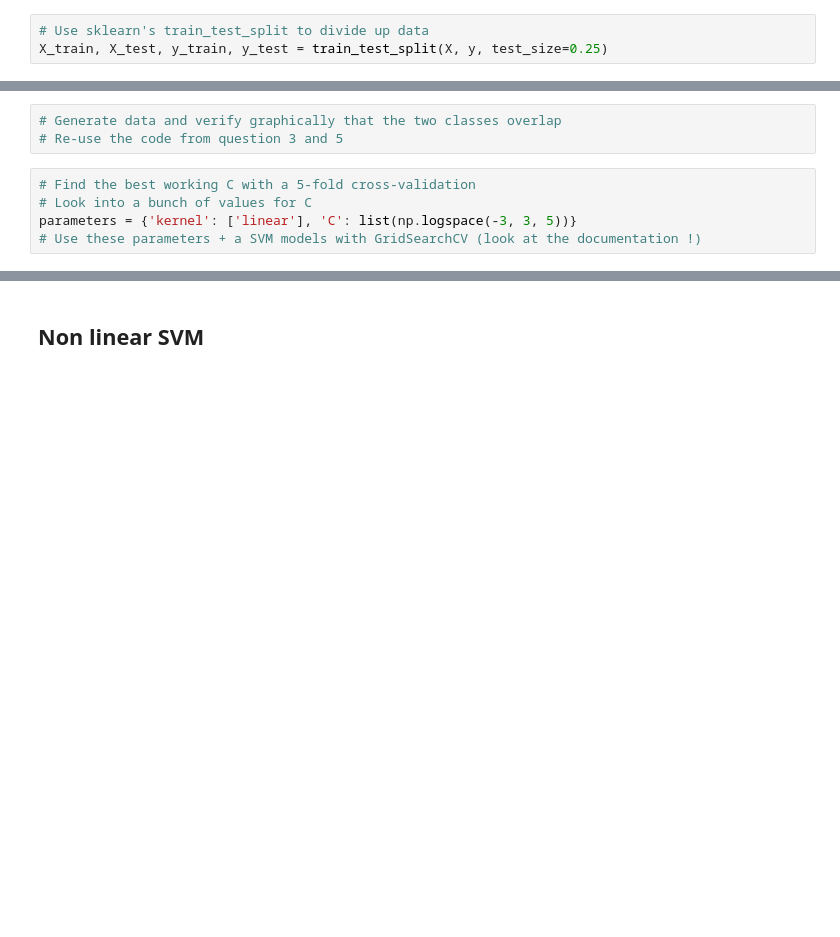
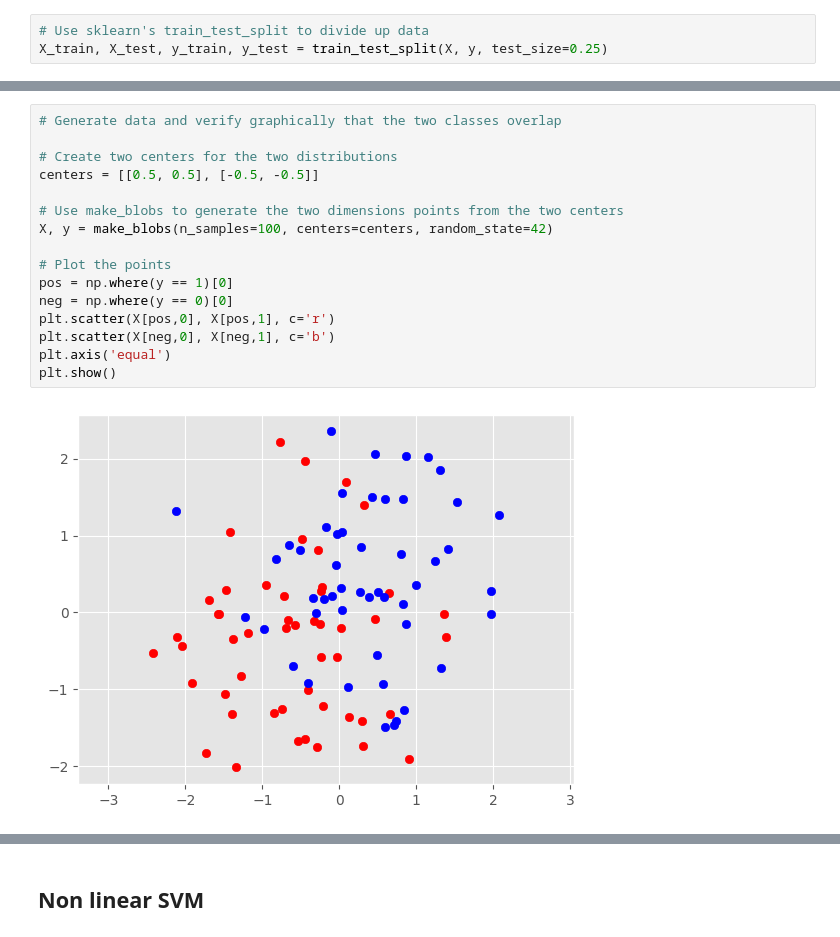
Before and after one commit to Etyl/SD-TSIA210, a Jupyter notebook: TP1/TP_SVM_students.ipynb, the cells around one changed output, grey strips where cells are left out. Cells and saved outputs as stored; diff of their text form; blank space fills up the shorter version.

```diff
--- a/TP1/TP_SVM_students.ipynb
+++ b/TP1/TP_SVM_students.ipynb
@@ -216,8 +229,18 @@ plt.show()
-# %%
-# Generate data and verify graphically that the two classes overlap
-# Re-use the code from question 3 and 5
-# %%
-# Find the best working C with a 5-fold cross-validation
-# Look into a bunch of values for C
-parameters = {'kernel': ['linear'], 'C': list(np.logspace(-3, 3, 5))}
-# Use these parameters + a SVM models with GridSearchCV (look at the documentation !)
+# %%
+# Generate data and verify graphically that the two classes overlap
+
+# Create two centers for the two distributions
+centers = [[0.5, 0.5], [-0.5, -0.5]]
+
+# Use make_blobs to generate the two dimensions points from the two centers
+X, y = make_blobs(n_samples=100, centers=centers, random_state=42)
+
+# Plot the points
+pos = np.where(y == 1)[0]
+neg = np.where(y == 0)[0]
+plt.scatter(X[pos,0], X[pos,1], c='r')
+plt.scatter(X[neg,0], X[neg,1], c='b')
+plt.axis('equal')
+plt.show()
+# %% [output]
+[figure, added]
```
Also changed, not shown: parts of 39 cells of this notebook, 1 other file.
